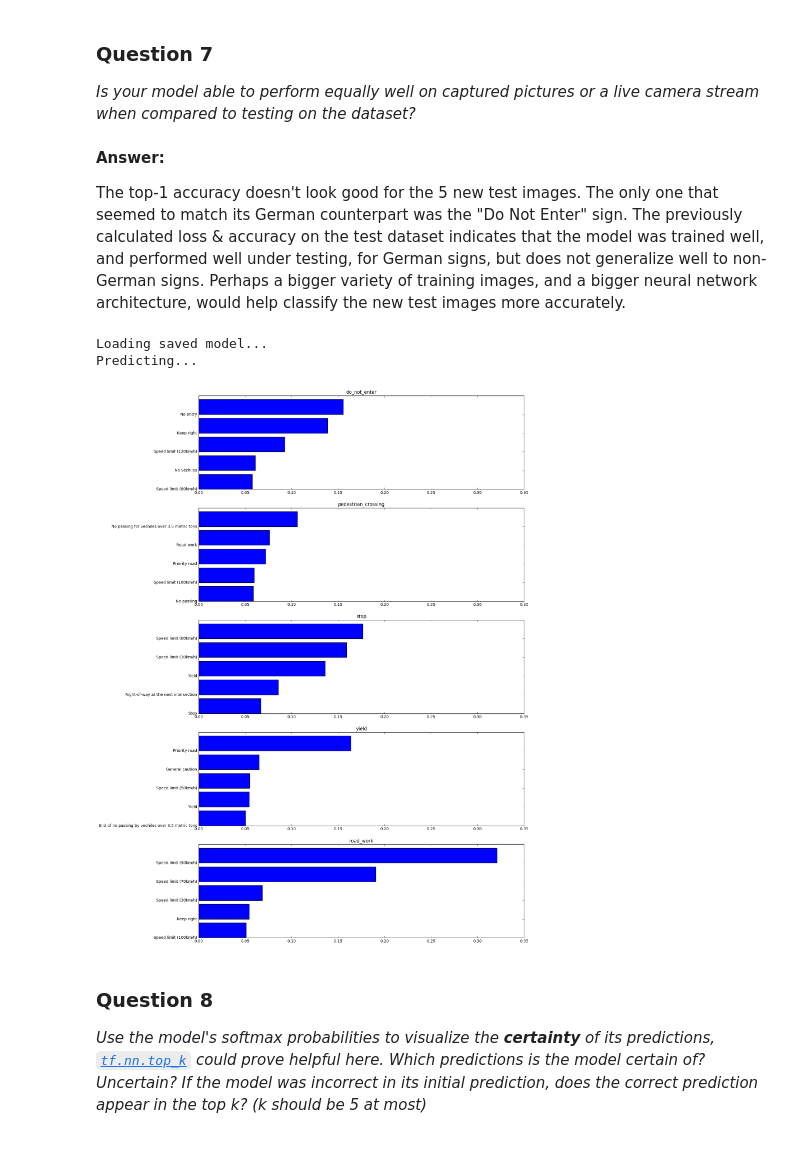
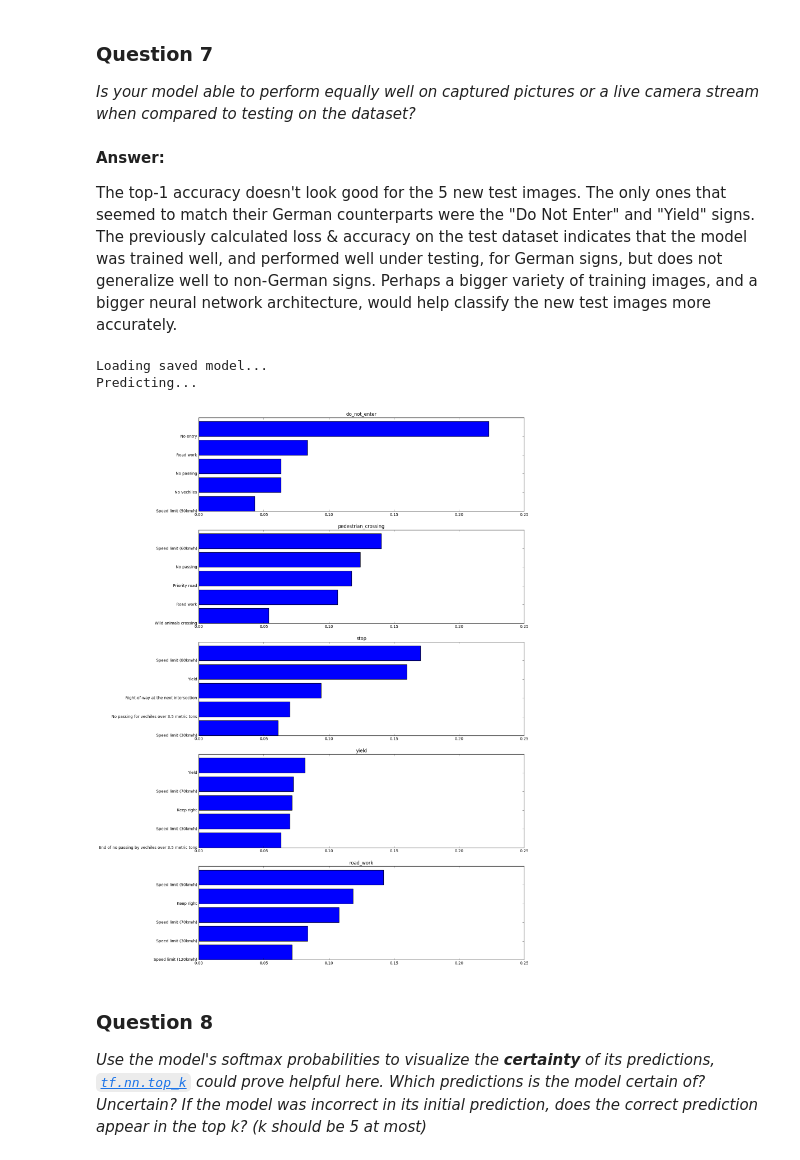
Before and after one commit to Agent007/traffic-signs, a Jupyter notebook: Traffic_Signs_Recognition.ipynb, the cells around one changed output. Saved outputs shown, nothing was run; the diff lists cells and outputs as text; code cells hidden in the pictures.

Commit message:
re-ran notebook as a final check and noticed that I forgot to switch to new_test_images_normalized when feeding the top_k prediction run

```diff
--- a/Traffic_Signs_Recognition.ipynb
+++ b/Traffic_Signs_Recognition.ipynb
@@ -527,36 +527,36 @@ _Is your model able to perform equally well on captured pictures or a live camer
 # %% [markdown]
 **Answer:**
 
-The top-1 accuracy doesn't look good for the 5 new test images. The only one that seemed to match its German counterpart was the "Do Not Enter" sign. The previously calculated loss & accuracy on the test dataset indicates that the model was trained well, and performed well under testing, for German signs, but does not generalize well to non-German signs. Perhaps a bigger variety of training images, and a bigger neural network architecture, would help classify the new test images more accurately.
+The top-1 accuracy doesn't look good for the 5 new test images. The only ones that seemed to match their German counterparts were the "Do Not Enter" and "Yield" signs. The previously calculated loss & accuracy on the test dataset indicates that the model was trained well, and performed well under testing, for German signs, but does not generalize well to non-German signs. Perhaps a bigger variety of training images, and a bigger neural network architecture, would help classify the new test images more accurately.
 # %%
 ### Visualize the softmax probabilities here.
 ### Feel free to use as many code cells as needed.
 top_predictions = tf.nn.top_k(predictions, k=5)
 
 with tf.Session() as session:
     session.run(init)
     print("Loading saved model...")
     saver.restore(session, model_path)
     print("Predicting...")
-    top_new_predictions = session.run(top_predictions, feed_dict={images: np.array(new_test_images),
+    top_new_predictions = session.run(top_predictions, feed_dict={images: new_test_images_normalized,
                                                             #labels: None,
                                                             is_training: False})
 top_prediction_values, top_prediction_indices = top_new_predictions
 f = plt.figure(figsize=(15,25))
 #plt.title("Top 5 Predictions")
 y_positions = np.arange(5)
 sp = None
 for i in range(prediction_count):
     sp = f.add_subplot(5, 1, i+1, sharex=sp)
     top_signnames = [signnames_dataframe.SignName[sign_id] for sign_id in top_prediction_indices[i]]
     top_values = top_prediction_values[i]
     plt.barh(y_positions, top_values[::-1]) # reverse the order so that highest is on top
     plt.yticks(y_positions, top_signnames[::-1])
     plt.title(filenames[i])
 # %% [output]
 Loading saved model...
 Predicting...
-[figure, old version]
+[figure, new version]
 # %% [markdown]
 ### Question 8
 
```
Also changed, not shown: parts of 3 cells of this notebook.
